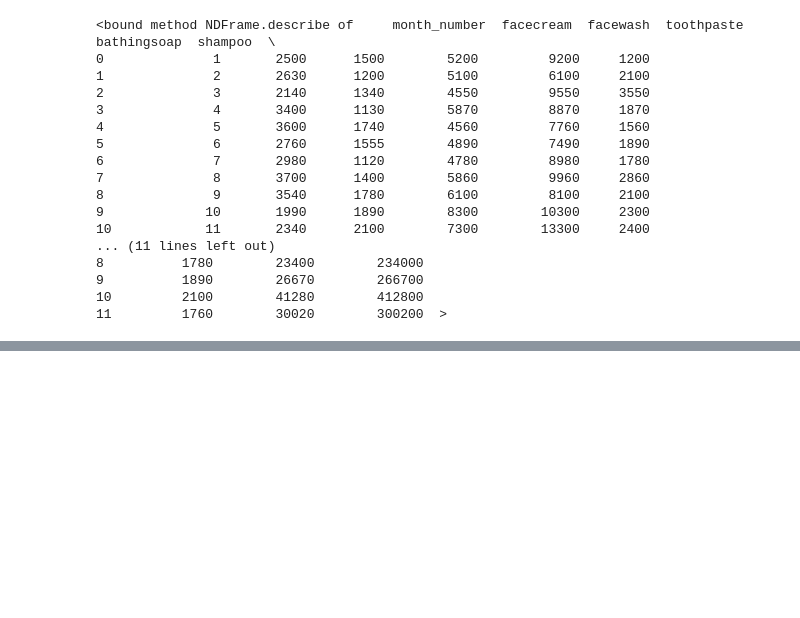
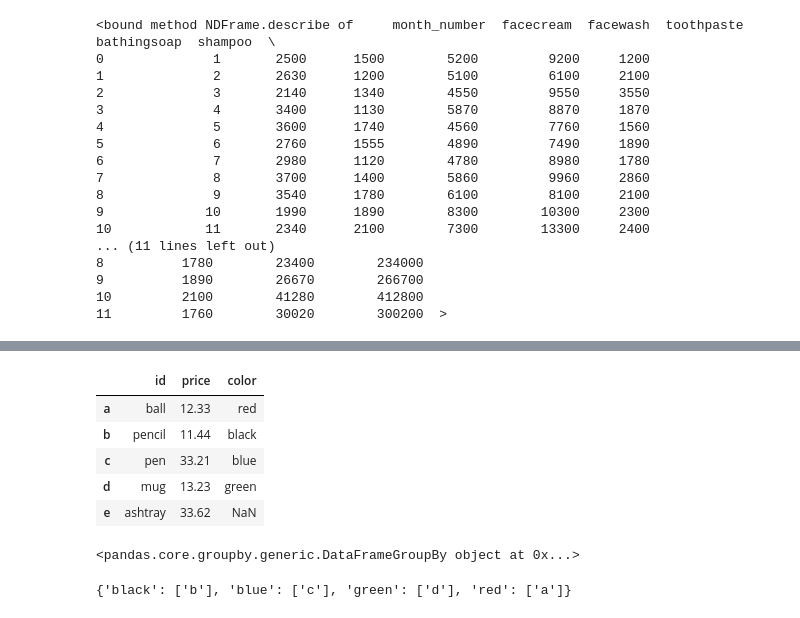
Before and after one commit to Xlength/GLA, a Jupyter notebook: Self_Attempt/Self_Attempt-Pandas.ipynb, the cells around one changed output, grey strips where cells are left out. Cells and saved outputs as stored; diff of their text form; code cells hidden in the pictures; blank space fills up the shorter version.

```diff
--- a/Self_Attempt/Self_Attempt-Pandas.ipynb
+++ b/Self_Attempt/Self_Attempt-Pandas.ipynb
@@ -102,0 +435,7 @@ print(data.describe)
+# %%
+dataA = {
+    'id': ['ball', 'pencil', 'pen', 'mug', 'ashtray'],
+    'price': [12.33, 11.44, 33.21, 13.23, 33.62]
+}
+frameA = pd.DataFrame(dataA,index=['a', 'b', 'c', 'd', 'e'])
+frameA
@@ -102,0 +449,18 @@ print(data.describe)
+# %%
+#The map() function applied to a series
+# or to a column of a dataframe accepts a function or an object containing a dict with mapping.
+colors={
+    'ball': 'red',
+    'pen': 'blue',
+    'pencil':'black',
+    'mug':'green'
+}
+frameA['color']=frameA['id'].map(colors)
+frameA
+# %% [output]
+|  | id | price | color |
+| a | ball | 12.33 | red |
+| b | pencil | 11.44 | black |
+| c | pen | 33.21 | blue |
+| d | mug | 13.23 | green |
+| e | ashtray | 33.62 | NaN |
@@ -102,0 +479,9 @@ print(data.describe)
+# %%
+group=frameA.groupby('color')
+group
+# %% [output]
+<pandas.core.groupby.generic.DataFrameGroupBy object at 0x...>
+# %%
+group.groups
+# %% [output]
+{'black': ['b'], 'blue': ['c'], 'green': ['d'], 'red': ['a']}
```
Also changed, not shown: parts of 33 cells of this notebook.
